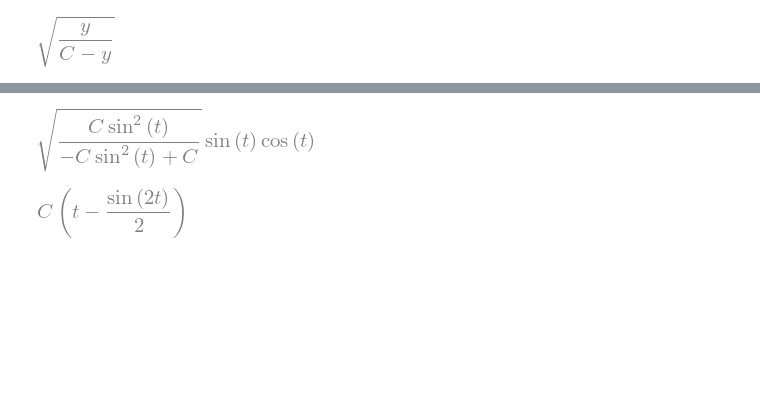
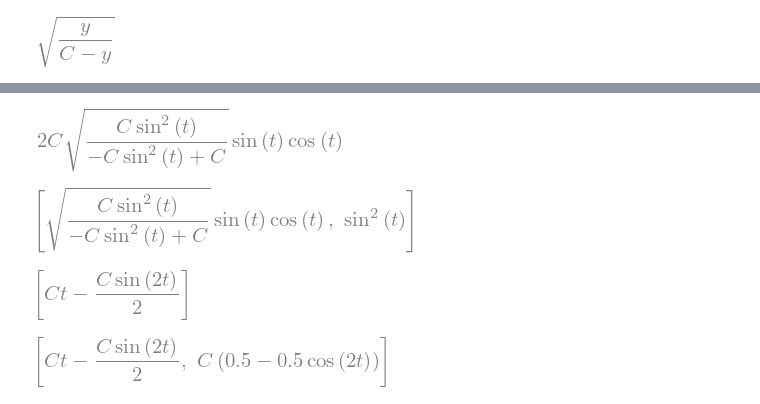
Before and after one commit to cnkndmr/brachistochrone-problem, a Jupyter notebook: shortest_path.ipynb, the cells around one changed output, grey strips where cells are left out. Cells and saved outputs as stored; diff of their text form; code cells hidden in the pictures; blank space fills up the shorter version.

```diff
--- a/shortest_path.ipynb
+++ b/shortest_path.ipynb
@@ -76,9 +78,16 @@ cons2
-# %%
-cons3 = cons2 / (2 * C)
-cons3
-# %% [output]
-[figure, removed]
-# %%
-Integral(cons2.subs(cons3, sin(t)**2), t).doit().simplify()
-# %% [output]
-[figure, removed]
+# %%
+eq = eq.subs(subs_par1[0], subs_par1[1]) * diff(subs_par1[1], t)
+eq
+# %% [output]
+[figure, added]
+# %%
+subs_par2 = [sqrt(subs_par1[1] / (C - subs_par1[1])) * sin(t) * cos(t),
+             sin(t)**2]
+subs_par2
+# %% [output]
+[figure, added]
+# %%
+sol = [Integral(eq.subs(subs_par2[0], subs_par2[1]), t).doit().trigsimp().expand()]
+sol
+# %% [output]
+[figure, added]
@@ -84,0 +97,5 @@ Integral(cons2.subs(cons3, sin(t)**2), t).doit().simplify()
+# %%
+sol.append(subs_par1[1].subs(subs_par3[0], subs_par3[1]))
+sol
+# %% [output]
+[figure, added]
```
Also changed, not shown: parts of 18 cells of this notebook.
